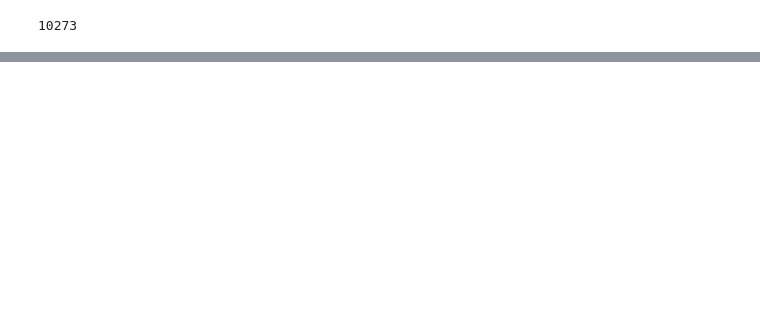
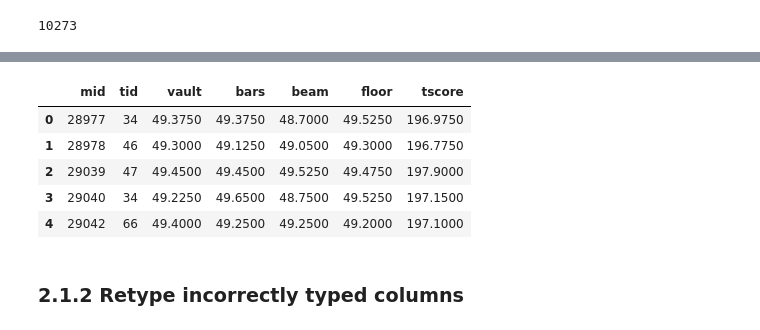
Before and after one commit to LSE-ME204/me204-2024-project-jesatuts2, a Jupyter notebook: Notebooks/NB02-Build-Database.ipynb, the cells around one changed output, grey strips where cells are left out. Drawn from its saved outputs; the diff is of its cells as text; code cells hidden in the pictures; blank space fills up the shorter version.

```diff
--- a/Notebooks/NB02-Build-Database.ipynb
+++ b/Notebooks/NB02-Build-Database.ipynb
@@ -335,0 +390,15 @@ meets_df.to_sql('meets', con=engine, if_exists='append', index=False)
+# %%
+# Delete tname, year, home and lead columns from the team_results_data_df
+team_results_data_df.drop(columns=['tname', 'year', 'home', 'lead'], inplace=True)
+
+# Preview the team_results_data_df
+team_results_data_df.head()
+# %% [output]
+|  | mid | tid | vault | bars | beam | floor | tscore |
+| 0 | 28977 | 34 | 49.3750 | 49.3750 | 48.7000 | 49.5250 | 196.9750 |
+| 1 | 28978 | 46 | 49.3000 | 49.1250 | 49.0500 | 49.3000 | 196.7750 |
+| 2 | 29039 | 47 | 49.4500 | 49.4500 | 49.5250 | 49.4750 | 197.9000 |
+| 3 | 29040 | 34 | 49.2250 | 49.6500 | 48.7500 | 49.5250 | 197.1500 |
+| 4 | 29042 | 66 | 49.4000 | 49.2500 | 49.2500 | 49.2000 | 197.1000 |
+# %% [markdown]
+### 2.1.2 Retype incorrectly typed columns
```
Also changed, not shown: parts of 28 cells of this notebook, 1 other file.
